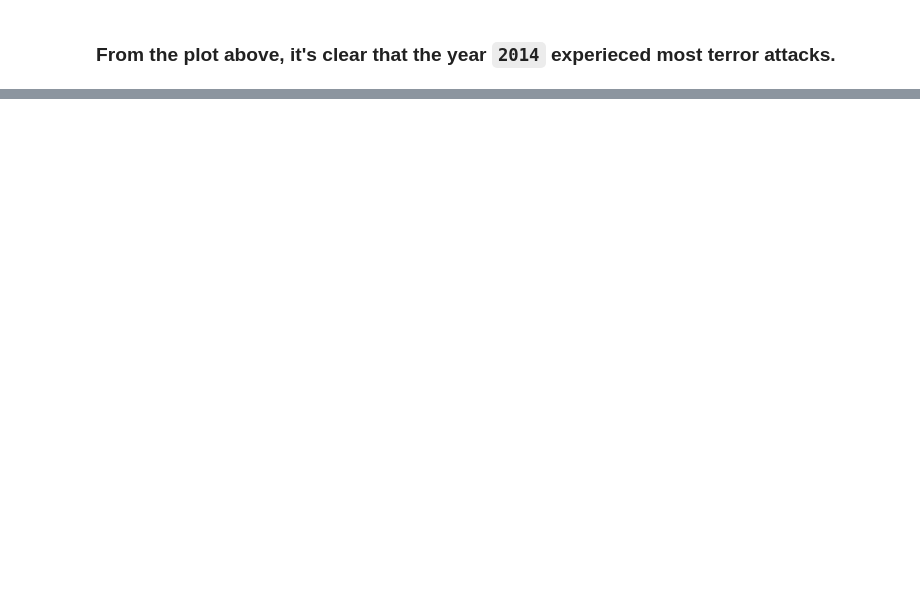
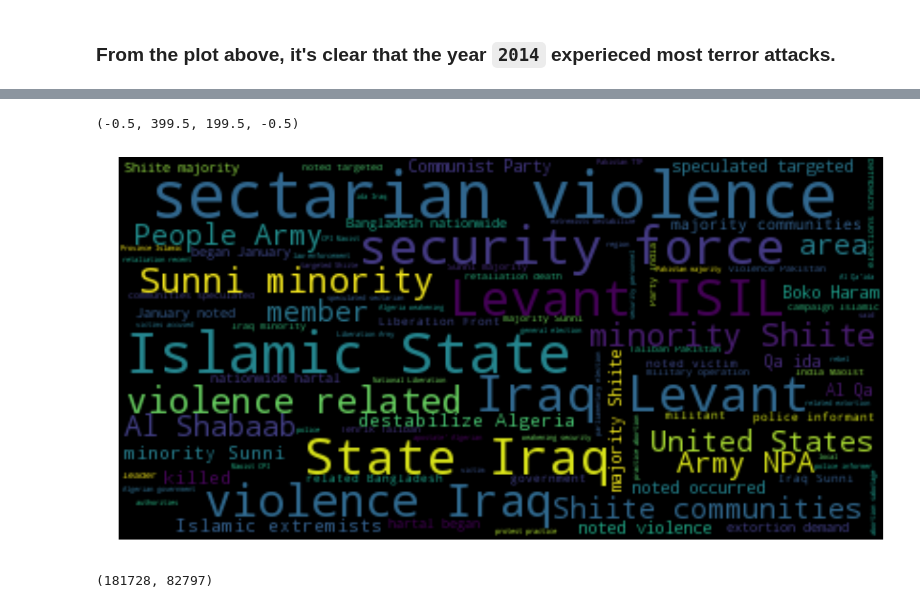
Before and after one commit to anand13sethi/BDP-Data-Visualization, a Jupyter notebook: Big Data and Policing - HW2 - Q2.ipynb, the cells around one changed output, grey strips where cells are left out. Cells and saved outputs as stored; diff of their text form; code cells hidden in the pictures; blank space fills up the shorter version.

```diff
--- a/Big Data and Policing - HW2 - Q2.ipynb
+++ b/Big Data and Policing - HW2 - Q2.ipynb
@@ -166,0 +145,40 @@ plt.show()
+# %%
+d = path.dirname(__file__) if "__file__" in locals() else os.getcwd()
+
+text = open(path.join(d, 'motive.txt')).read()
+stopwords = set(STOPWORDS)
+stopwords.update(['number', 'nan', 'unknown', 'Unknown', 'group', 'motive', 'specific', 'suspected', 'trend', 'sources', 'attributed', 'attack', 'claimed', 'responsibility', 'part', 'larger', 'stated', 'incident', 'may', 'carried', 'new'])
+wordcloud = WordCloud(stopwords = stopwords).generate(text)
+plt.figure(figsize=(20,30))
+plt.imshow(wordcloud, interpolation='bilinear')
+plt.axis("off")
+# %% [output]
+(-0.5, 399.5, 199.5, -0.5)
+[figure, added]
+# %%
+G = nx.Graph()
+event = terror.iloc[:, 0]
+G.add_nodes_from(event)
+related_data = terror[terror['related'].notnull()]
+
+for index, row in related_data.iterrows():
+    r = []
+    r = row['related'].strip().split(',')
+    if len(r) != 0:
+        for item in r:
+            try:
+                if int(item.strip()) != row['eventid']:
+                    G.add_edge(row['eventid'], int(item.strip()))
+            except:
+                item = item.replace('\\','')
+                item = item.replace(' and','')
+                l = item.split(' ')[1:]
+                for j in l:
+                    try:
+                        if int(j.strip()) != row['eventid']:
+                            G.add_edge(row['eventid'], int(j.strip()))
+                    except:
+                        print(l)
+G.number_of_nodes(), G.number_of_edges()
+# %% [output]
+(181728, 82797)
```
Also changed, not shown: parts of 12 cells of this notebook, 4 other files.
